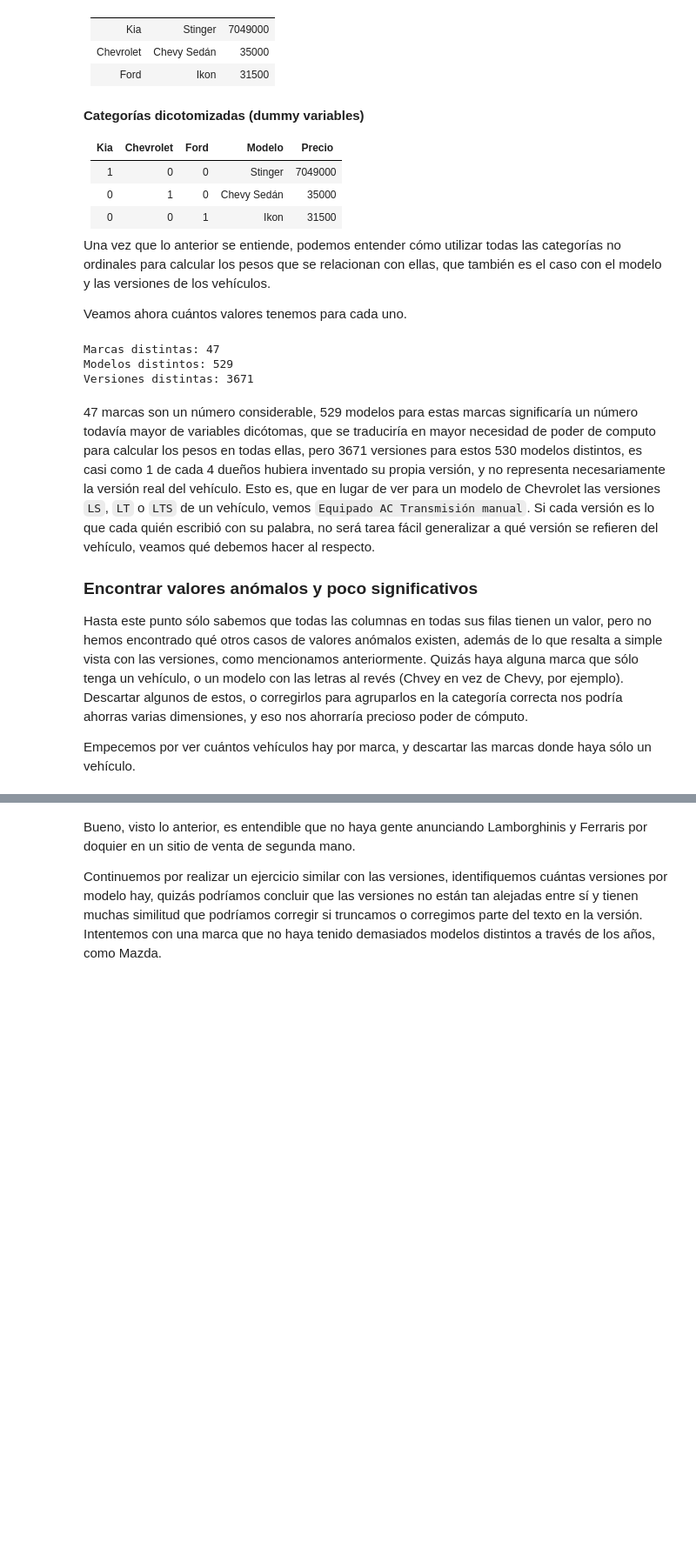
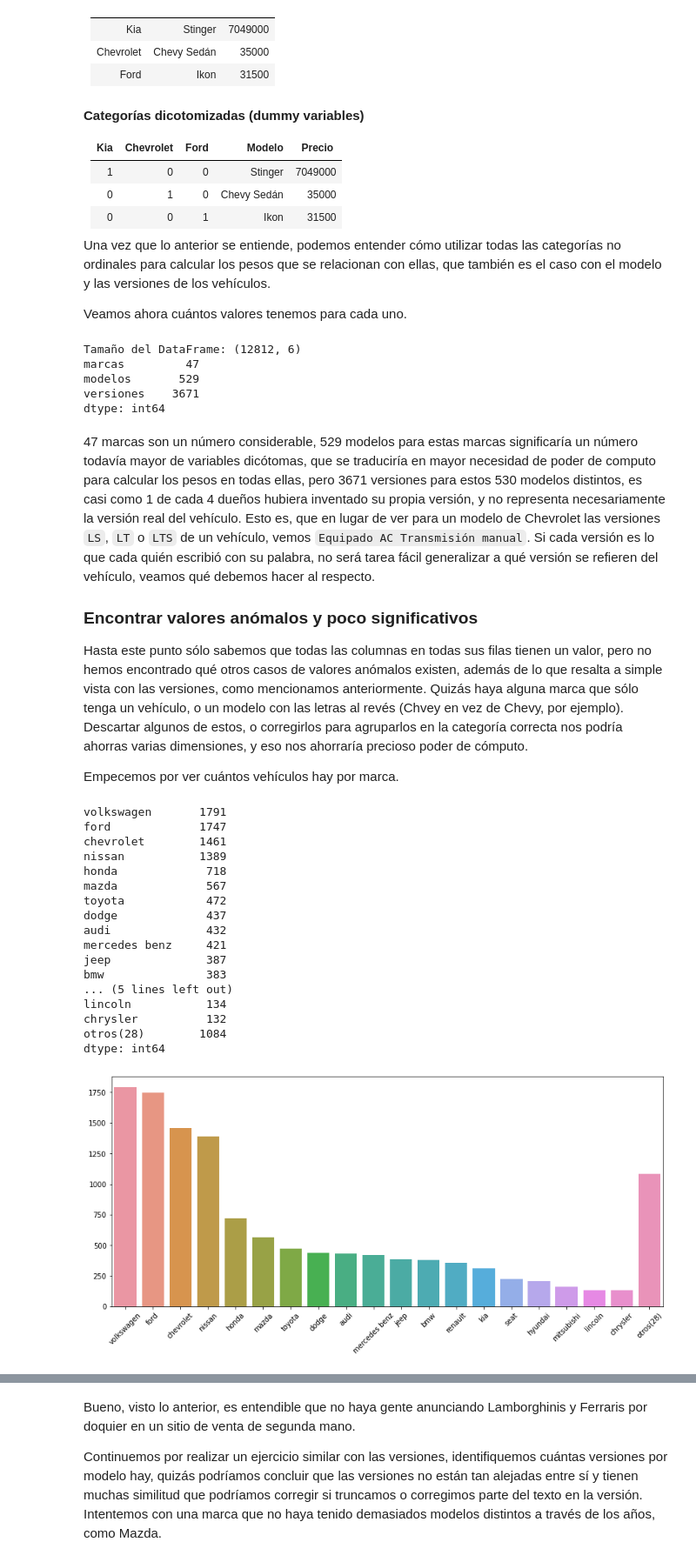
Before and after one commit to samygp/mx-car-prices, a Jupyter notebook: create_training_data.ipynb, the cells around one changed output, grey strips where cells are left out. Shown at 87% size. Cells and saved outputs as stored; diff of their text form; code cells hidden in the pictures; blank space fills up the shorter version.

```diff
--- a/create_training_data.ipynb
+++ b/create_training_data.ipynb
@@ -76,14 +102,25 @@ Lograr esto significa crear las llamadas `dummy variables` (o variables de paja
 Una vez que lo anterior se entiende, podemos entender cómo utilizar todas las categorías no ordinales para calcular los pesos que se relacionan con ellas, que también es el caso con el modelo y las versiones de los vehículos.
 
 Veamos ahora cuántos valores tenemos para cada uno.
-# %%
-print("Marcas distintas:", len(df.brand.unique()))
-print("Modelos distintos:", len(df.model.unique()))
-print("Versiones distintas:", len(df.version.unique()))
-# %% [output]
-Marcas distintas: 47
-Modelos distintos: 529
-Versiones distintas: 3671
+# %%
+def carros_distintos(df):
+    plotvals = pd.Series({
+        "marcas": len(df.brand.unique()),
+        "modelos": len(df.model.unique()),
+    })
+    if "version" in df:
+        plotvals["versiones"] = len(df.version.unique())
+    print(f"Tamaño del DataFrame: {df.shape}")
+    print(plotvals)
+
+
+carros_distintos(df)
+# %% [output]
+Tamaño del DataFrame: (12812, 6)
+marcas         47
+modelos       529
+versiones    3671
+dtype: int64
 # %% [markdown]
 47 marcas son un número considerable, 529 modelos para estas marcas significaría un número todavía mayor de variables dicótomas, que se traduciría en mayor necesidad de poder de computo para calcular los pesos en todas ellas, pero 3671 versiones para estos 530 modelos distintos, es casi como 1 de cada 4 dueños hubiera inventado su propia versión, y no representa necesariamente la versión real del vehículo. Esto es, que en lugar de ver para un modelo de Chevrolet las versiones `LS`, `LT` o `LTS` de un vehículo, vemos `Equipado AC Transmisión manual`. Si cada versión es lo que cada quién escribió con su palabra, no será tarea fácil generalizar a qué versión se refieren del vehículo, veamos qué debemos hacer al respecto.
 
@@ -91,4 +128,34 @@ Versiones distintas: 3671
 
 Hasta este punto sólo sabemos que todas las columnas en todas sus filas tienen un valor, pero no hemos encontrado qué otros casos de valores anómalos existen, además de lo que resalta a simple vista con las versiones, como mencionamos anteriormente. Quizás haya alguna marca que sólo tenga un vehículo, o un modelo con las letras al revés (Chvey en vez de Chevy, por ejemplo). Descartar algunos de estos, o corregirlos para agruparlos en la categoría correcta nos podría ahorras varias dimensiones, y eso nos ahorraría precioso poder de cómputo.
 
-Empecemos por ver cuántos vehículos hay por marca, y descartar las marcas donde haya sólo un vehículo.
+Empecemos por ver cuántos vehículos hay por marca.
+# %%
+counts = df.brand.value_counts()
+top20 = counts.nlargest(19)
+otros = reduce(lambda x,y: x+y, counts[19:])
+top20 = top20.append(pd.Series({f'otros({len(counts[19:])})': otros}))
+
+print(top20)
+#Mostrar gráfica de barra con mayores conteos
+plt.figure(figsize=(14,6))
+bp = sb.barplot(top20.index, top20.values)
+_ = bp.set_xticklabels(bp.get_xticklabels(), rotation=45)
+# %% [output]
+volkswagen       1791
+ford             1747
+chevrolet        1461
+nissan           1389
+honda             718
+mazda             567
+toyota            472
+dodge             437
+audi              432
+mercedes benz     421
+jeep              387
+bmw               383
+... (5 lines left out)
+lincoln           134
+chrysler          132
+otros(28)        1084
+dtype: int64
+[figure, added]
```
Also changed, not shown: parts of 15 cells of this notebook.
